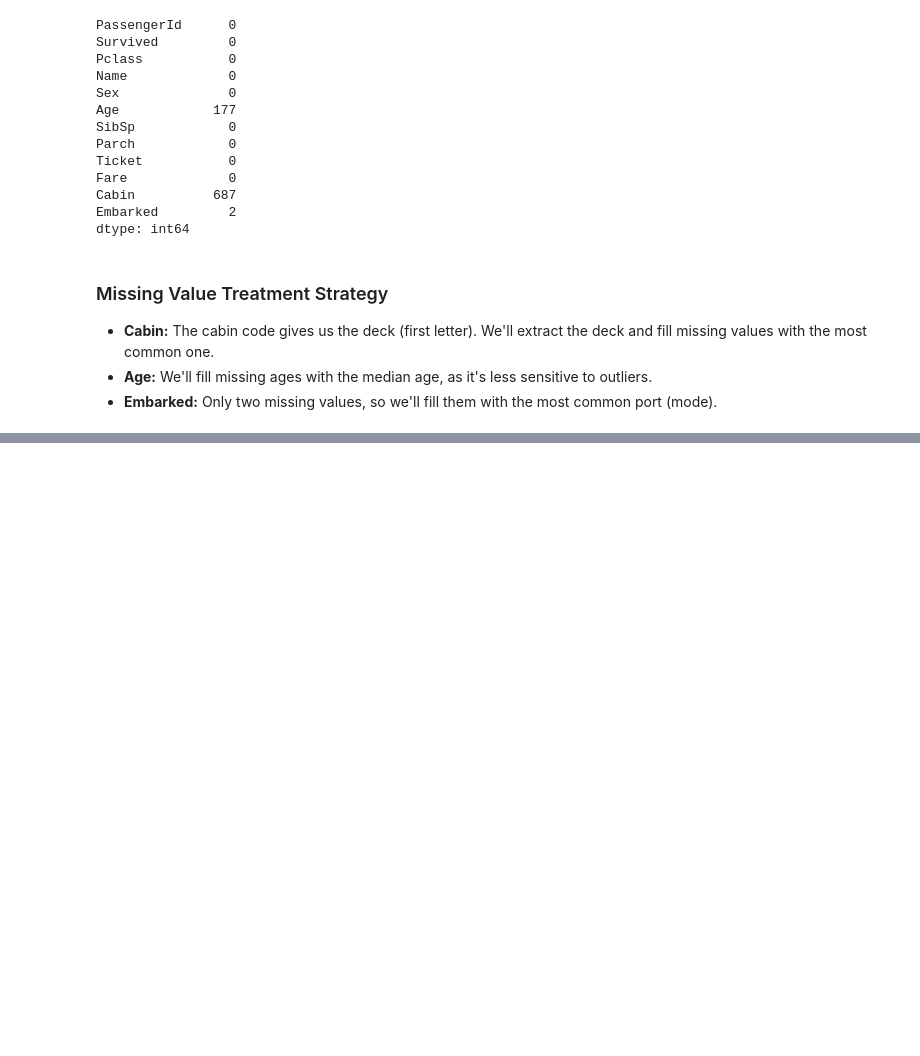
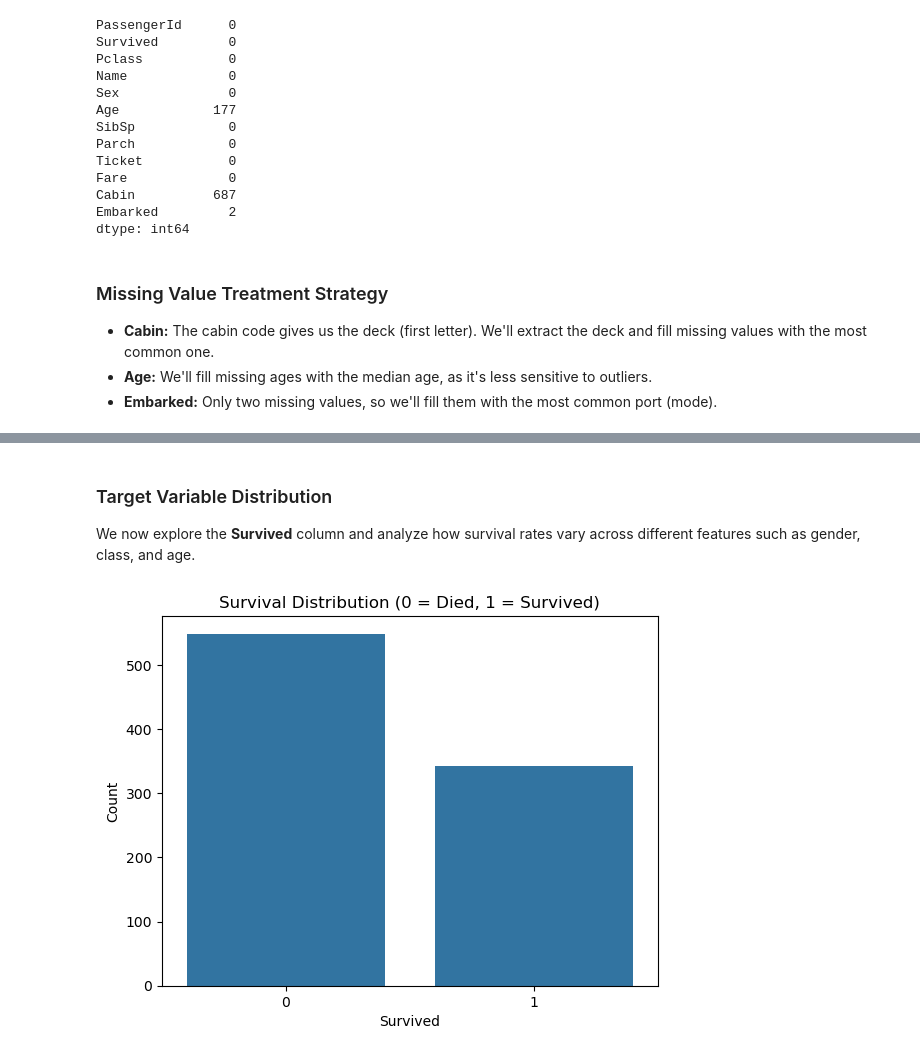
Before and after one commit to Wendy051998/Final-Project---Titanic, a Jupyter notebook: titanic_model.ipynb, the cells around one changed output, grey strips where cells are left out. Cells and saved outputs as stored; diff of their text form; code cells hidden in the pictures; blank space fills up the shorter version.

Commit message:
add visualizations

```diff
--- a/titanic_model.ipynb
+++ b/titanic_model.ipynb
@@ -77,3 +89,9 @@ df['Deck'] = df['Deck'].fillna(most_common_deck)
 
 # Drop original Cabin column
 df.drop('Cabin', axis=1, inplace=True)
+# %%
+# Fill Age with median
+df['Age'] = df['Age'].fillna(df['Age'].median())
+# %%
+# Fill Embarked with mode
+df['Embarked'] = df['Embarked'].fillna(df['Embarked'].mode()[0])
@@ -79,0 +115,13 @@ df.drop('Cabin', axis=1, inplace=True)
+# %% [markdown]
+### Target Variable Distribution
+
+We now explore the **Survived** column and analyze how survival rates vary across different features such as gender, class, and age.
+# %%
+# Survival counts
+sns.countplot(data=df, x='Survived')
+plt.title("Survival Distribution (0 = Died, 1 = Survived)")
+plt.xlabel("Survived")
+plt.ylabel("Count")
+plt.show()
+# %% [output]
+[figure, added]
```
Also changed, not shown: parts of 9 cells of this notebook.
